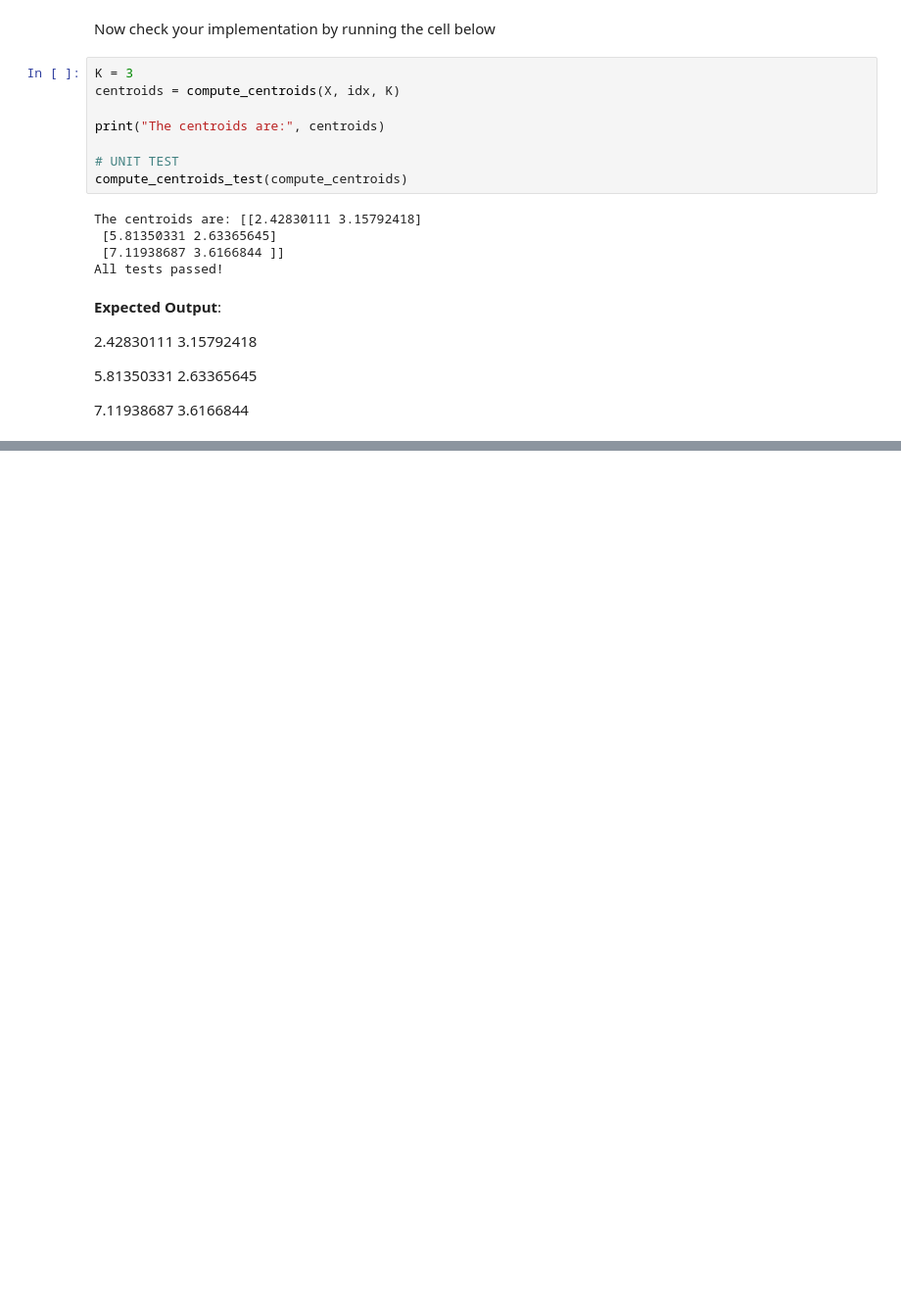
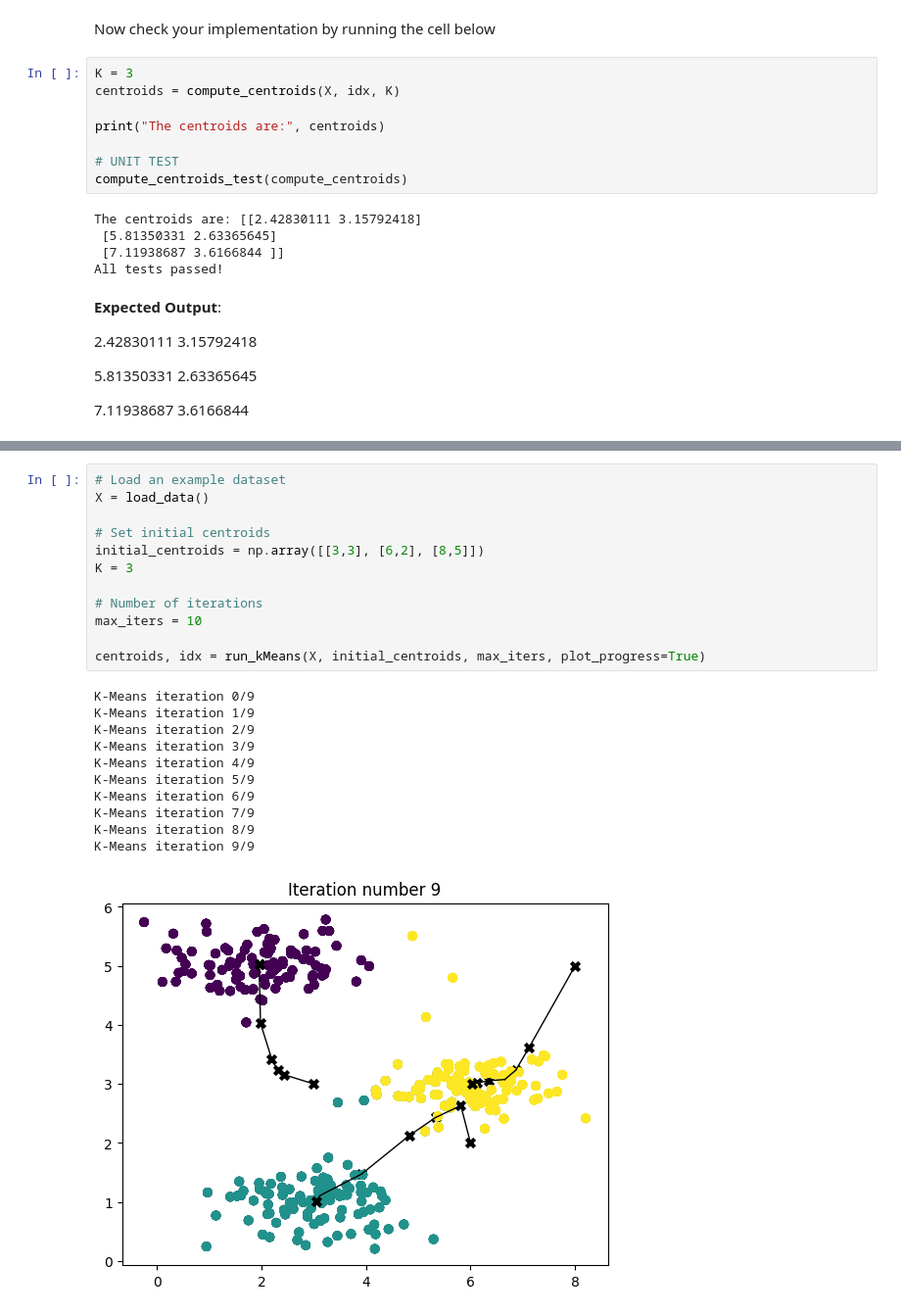
Before and after one commit to OoFa99/Machine-Learning-Specialization, a Jupyter notebook: C3_Unsupervised Learning_Recommenders_Reinforcement Learning/Week1/C3_W1_Assignment1/C3_W1_KMeans_Assignment.ipynb, the cells around one changed output, grey strips where cells are left out. Shown at 98% size. Saved outputs shown, nothing was run; the diff lists cells and outputs as text; blank space fills up the shorter version.

```diff
--- a/C3_Unsupervised Learning_Recommenders_Reinforcement Learning/Week1/C3_W1_Assignment1/C3_W1_KMeans_Assignment.ipynb
+++ b/C3_Unsupervised Learning_Recommenders_Reinforcement Learning/Week1/C3_W1_Assignment1/C3_W1_KMeans_Assignment.ipynb
@@ -357,0 +412,24 @@ All tests passed!
+# %%
+# Load an example dataset
+X = load_data()
+
+# Set initial centroids
+initial_centroids = np.array([[3,3], [6,2], [8,5]])
+K = 3
+
+# Number of iterations
+max_iters = 10
+
+centroids, idx = run_kMeans(X, initial_centroids, max_iters, plot_progress=True)
+# %% [output]
+K-Means iteration 0/9
+K-Means iteration 1/9
+K-Means iteration 2/9
+K-Means iteration 3/9
+K-Means iteration 4/9
+K-Means iteration 5/9
+K-Means iteration 6/9
+K-Means iteration 7/9
+K-Means iteration 8/9
+K-Means iteration 9/9
+[figure, added]
```
Also changed, not shown: parts of 12 cells of this notebook.
